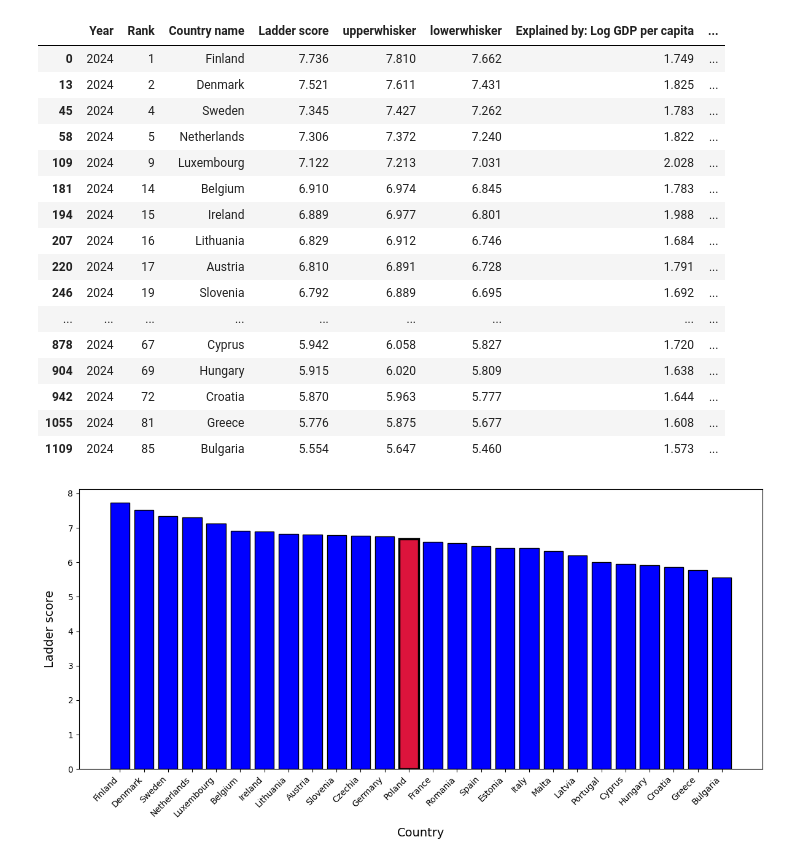
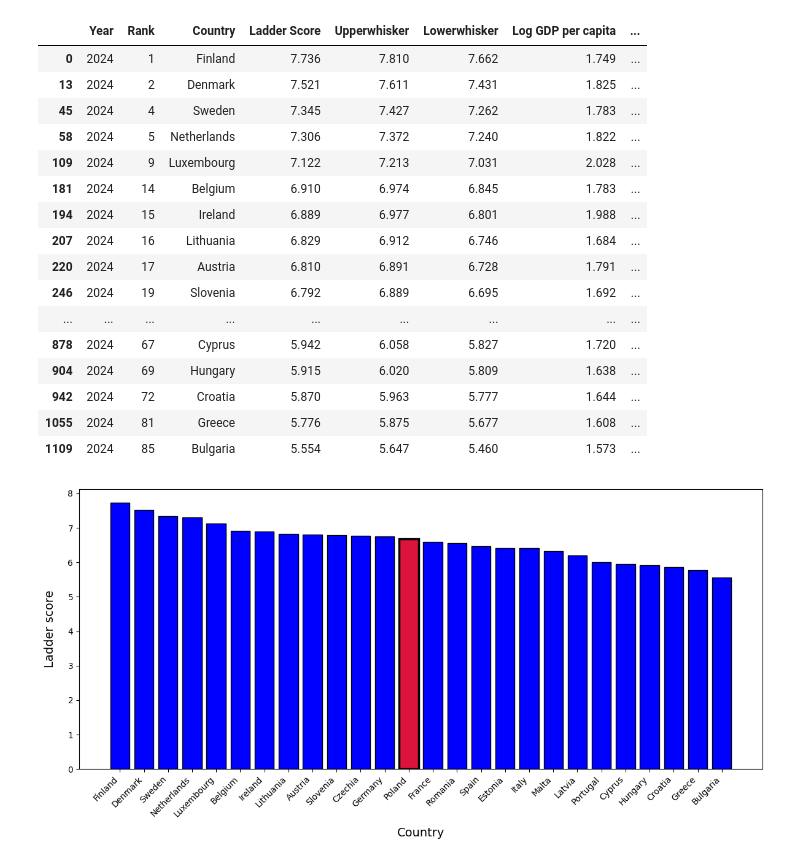
Before and after one commit to matcze/world_happiness, a Jupyter notebook: euro_happiness.ipynb, the cells around one changed output. Saved outputs shown, nothing was run; the diff lists cells and outputs as text; code cells hidden in the pictures.

```diff
--- a/euro_happiness.ipynb
+++ b/euro_happiness.ipynb
@@ -7,11 +7,28 @@ import seaborn as sns
 dataset = pd.read_excel("world_happiness.xlsx")
 # %%
 euro_countries = ["Austria", "Belgium", "Bulgaria", "Croatia", "Cyprus", "Czechia", "Denmark", "Estonia", "Finland", "France", "Germany", "Greece", "Hungary", "Ireland", "Italy", "Latvia", "Lithuania", "Luxembourg", "Malta", "Netherlands", "Poland", "Portugal", "Romania", "Slovenia", "Spain", "Sweden"]
+rename_dict = {
+    "Year": "Year",
+    "Rank": "Rank",
+    "Country name": "Country",
+    "Ladder score": "Ladder Score",
+    "upperwhisker": "Upperwhisker",
+    "lowerwhisker": "Lowerwhisker",
+    "Explained by: Log GDP per capita": "Log GDP per capita",
+    "Explained by: Social support": "Social support",
+    "Explained by: Healthy life expectancy": "Healthy life expectancy",
+    "Explained by: Freedom to make life choices": "Freedom to make life choices",
+    "Explained by: Generosity": "Generosity",
+    "Explained by: Perceptions of corruption": "Perceptions of corruption",
+    "Dystopia + residual": "Dystopia + residual"
+}
+# %%
+dataset = dataset.rename(columns=rename_dict)
 # %%
-dataset_2024 = dataset[(dataset["Year"] == 2024) & (dataset["Country name"].isin(euro_countries))]
+dataset_2024 = dataset[(dataset["Year"] == 2024) & (dataset["Country"].isin(euro_countries))]
 dataset_2024
 # %% [output]
-|  | Year | Rank | Country name | Ladder score | upperwhisker | lowerwhisker | Explained by: Log GDP per capita | ... |
+|  | Year | Rank | Country | Ladder Score | Upperwhisker | Lowerwhisker | Log GDP per capita | ... |
 | 0 | 2024 | 1 | Finland | 7.736 | 7.810 | 7.662 | 1.749 | ... |
 | 13 | 2024 | 2 | Denmark | 7.521 | 7.611 | 7.431 | 1.825 | ... |
 | 45 | 2024 | 4 | Sweden | 7.345 | 7.427 | 7.262 | 1.783 | ... |
```
Also changed, not shown: parts of 2 cells of this notebook.
